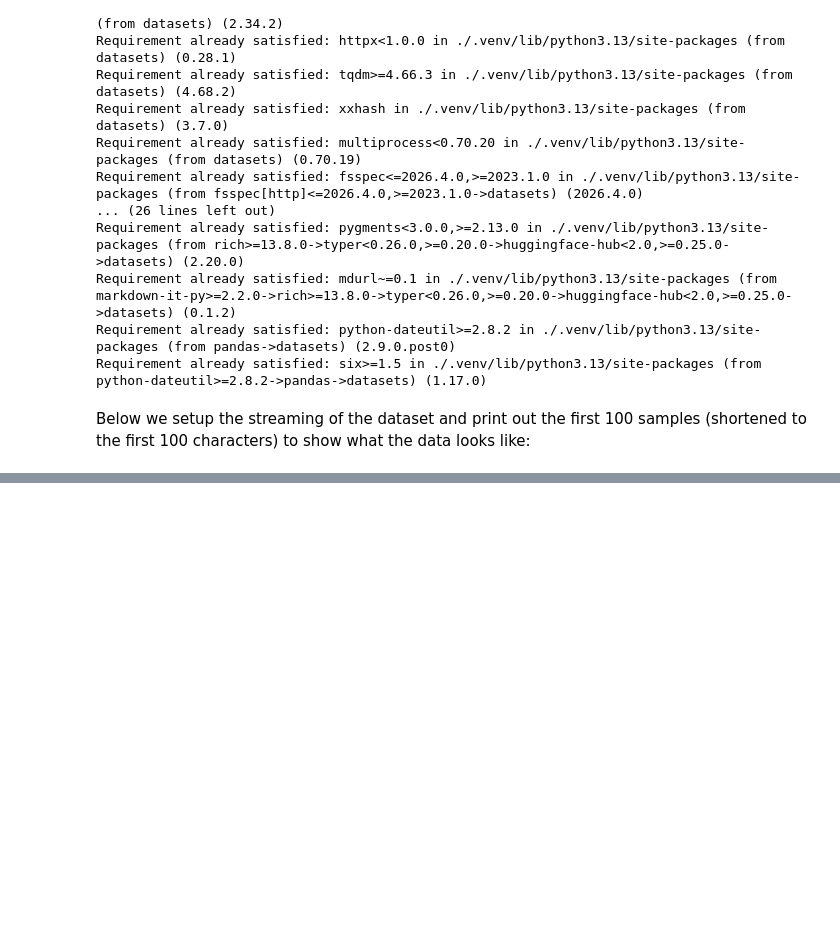
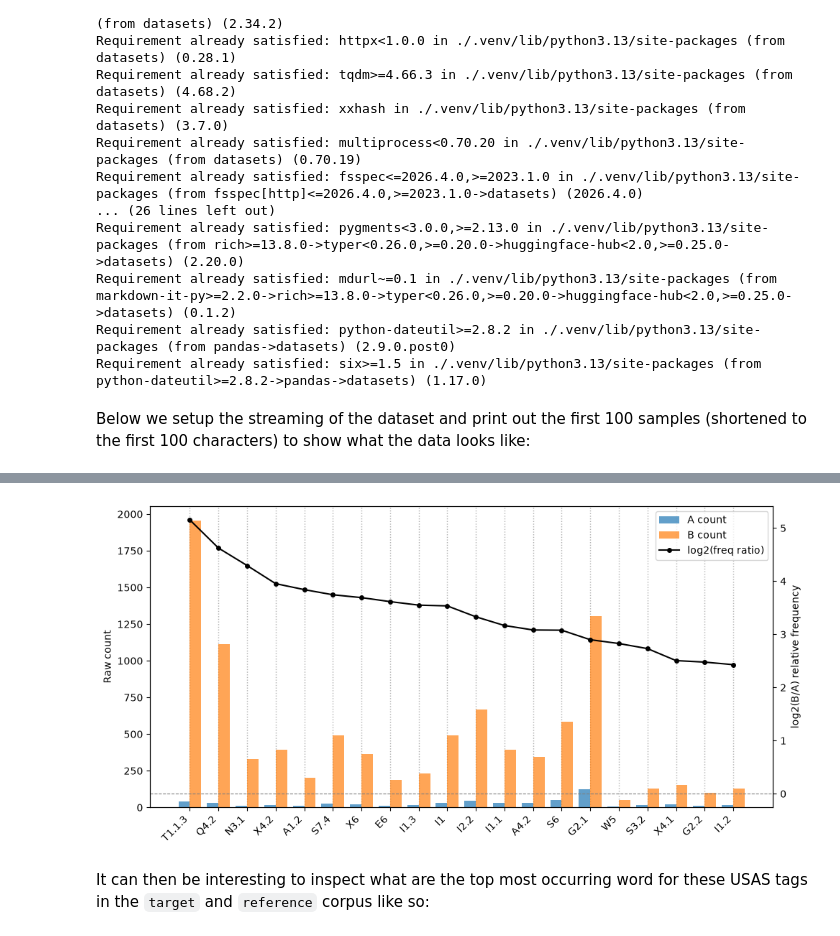
Before and after one commit to UCREL/pymusas_notebook, a Jupyter notebook: ucrel_summer_school.ipynb, the cells around one changed output, grey strips where cells are left out. Cells and saved outputs as stored; diff of their text form; code cells hidden in the pictures; blank space fills up the shorter version.

```diff
--- a/ucrel_summer_school.ipynb
+++ b/ucrel_summer_school.ipynb
@@ -942,0 +1109,7 @@ In the comparison bar graph above we can see that the word `of` and `the` appear
+# %%
+plot_count_and_ratio(a=reference_usas_counter, b=target_usas_counter, sort_by="ratio", min_count=5)
+plt.show()
+# %% [output]
+[figure, added]
+# %% [markdown]
+It can then be interesting to inspect what are the top most occurring word for these USAS tags in the `target` and `reference` corpus like so:
```
Also changed, not shown: parts of 80 cells of this notebook, 2 other files.
